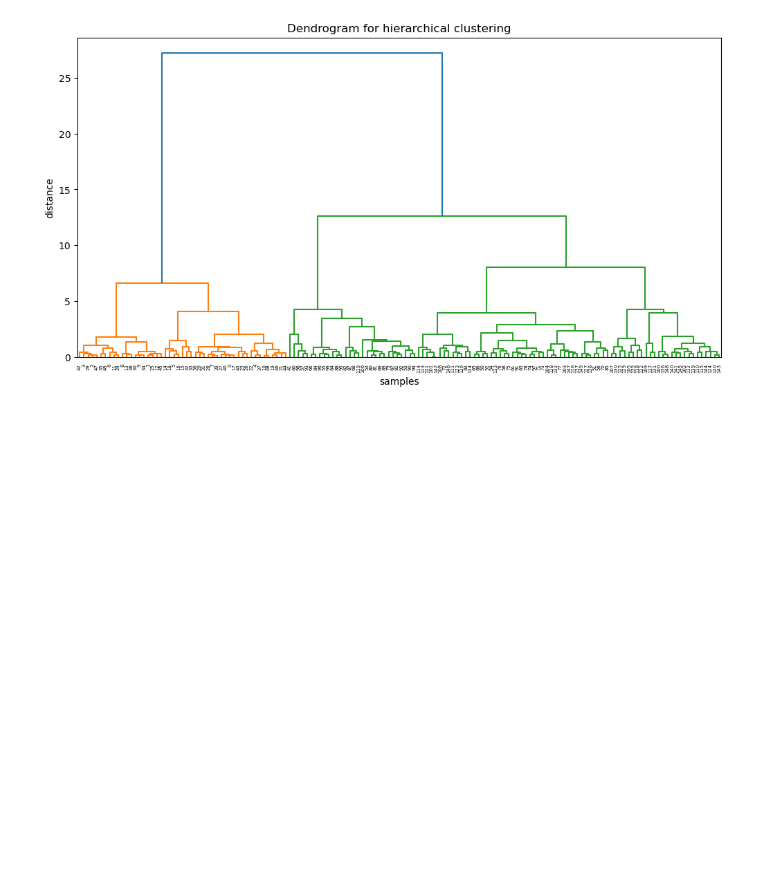
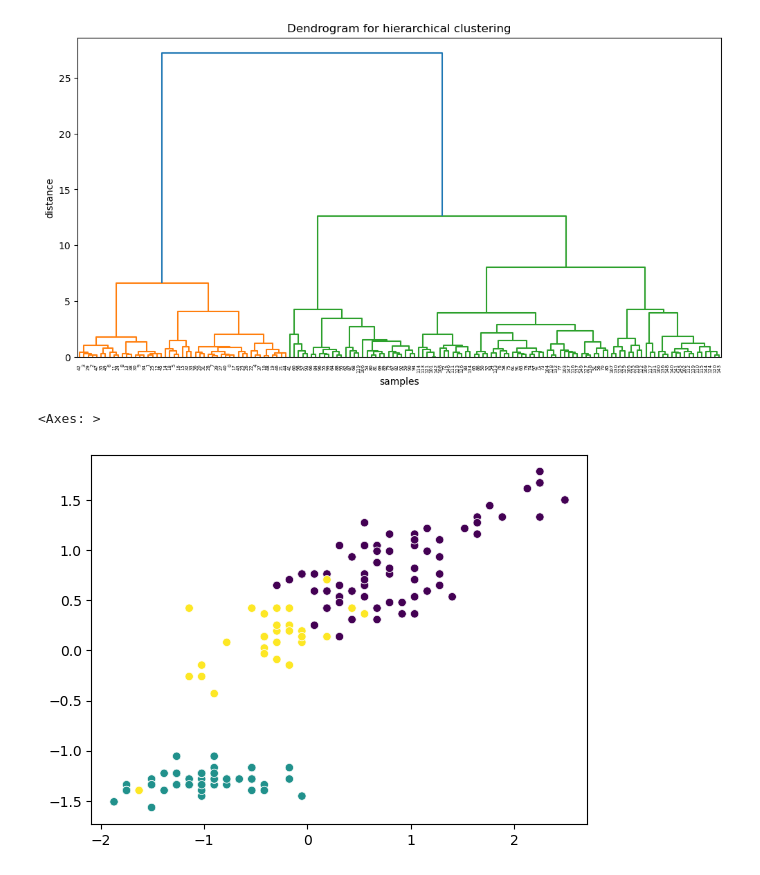
Before and after one commit to Moiz-a11/unsupervise_ML, a Jupyter notebook: hierarchical_clustering.ipynb, the cells around one changed output. Drawn from its saved outputs; the diff is of its cells as text; code cells hidden in the pictures; blank space fills up the shorter version.

```diff
--- a/hierarchical_clustering.ipynb
+++ b/hierarchical_clustering.ipynb
@@ -34,3 +34,8 @@ Text(0.5, 1.0, 'Dendrogram for hierarchical clustering')
 from sklearn.cluster import AgglomerativeClustering
 agg=AgglomerativeClustering(n_clusters=3)
 labels = agg.fit_predict(X_scaled)
+# %%
+sns.scatterplot(x=X_scaled[:, 0], y=X_scaled[:, 2], c=labels)
+# %% [output]
+<Axes: >
+[figure, added]
```
Also changed, not shown: 1 other file.
